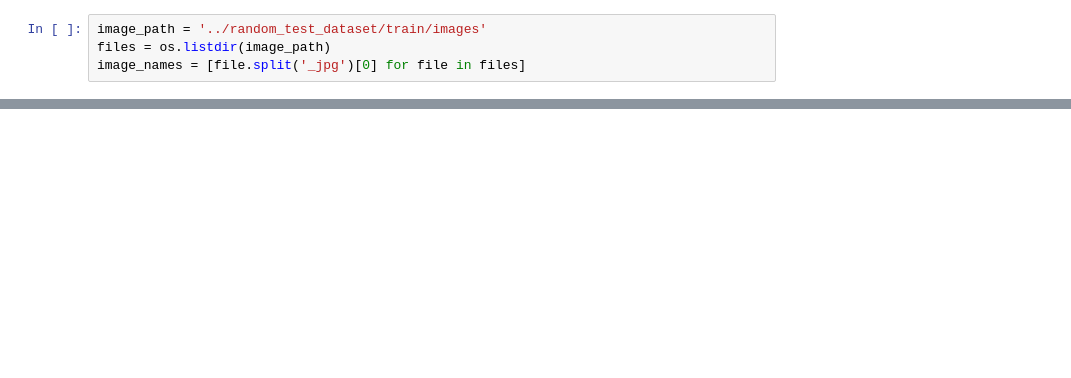
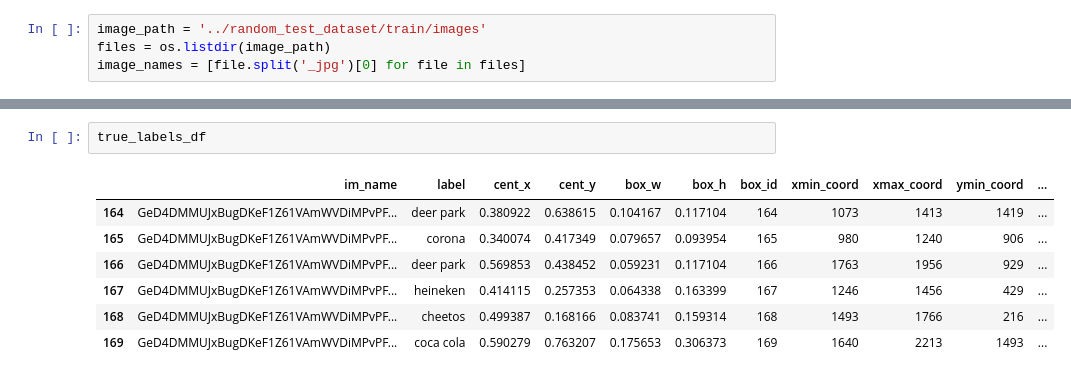
Before and after one commit to thriftypenguin/litter-imagery-brand-recognition, a Jupyter notebook: YOLO_EffNet/evaluate_the_model.ipynb, the cells around one changed output, grey strips where cells are left out. Saved outputs shown, nothing was run; the diff lists cells and outputs as text; blank space fills up the shorter version.

```diff
--- a/YOLO_EffNet/evaluate_the_model.ipynb
+++ b/YOLO_EffNet/evaluate_the_model.ipynb
@@ -206,0 +231,10 @@ boxes_df_read
+# %%
+true_labels_df
+# %% [output]
+|  | im_name | label | cent_x | cent_y | box_w | box_h | box_id | xmin_coord | xmax_coord | ymin_coord | ... |
+| 164 | GeD4DMMUJxBugDKeF1Z61VAmWVDiMPvPF... | deer park | 0.380922 | 0.638615 | 0.104167 | 0.117104 | 164 | 1073 | 1413 | 1419 | ... |
+| 165 | GeD4DMMUJxBugDKeF1Z61VAmWVDiMPvPF... | corona | 0.340074 | 0.417349 | 0.079657 | 0.093954 | 165 | 980 | 1240 | 906 | ... |
+| 166 | GeD4DMMUJxBugDKeF1Z61VAmWVDiMPvPF... | deer park | 0.569853 | 0.438452 | 0.059231 | 0.117104 | 166 | 1763 | 1956 | 929 | ... |
+| 167 | GeD4DMMUJxBugDKeF1Z61VAmWVDiMPvPF... | heineken | 0.414115 | 0.257353 | 0.064338 | 0.163399 | 167 | 1246 | 1456 | 429 | ... |
+| 168 | GeD4DMMUJxBugDKeF1Z61VAmWVDiMPvPF... | cheetos | 0.499387 | 0.168166 | 0.083741 | 0.159314 | 168 | 1493 | 1766 | 216 | ... |
+| 169 | GeD4DMMUJxBugDKeF1Z61VAmWVDiMPvPF... | coca cola | 0.590279 | 0.763207 | 0.175653 | 0.306373 | 169 | 1640 | 2213 | 1493 | ... |
```
Also changed, not shown: parts of 11 cells of this notebook.
